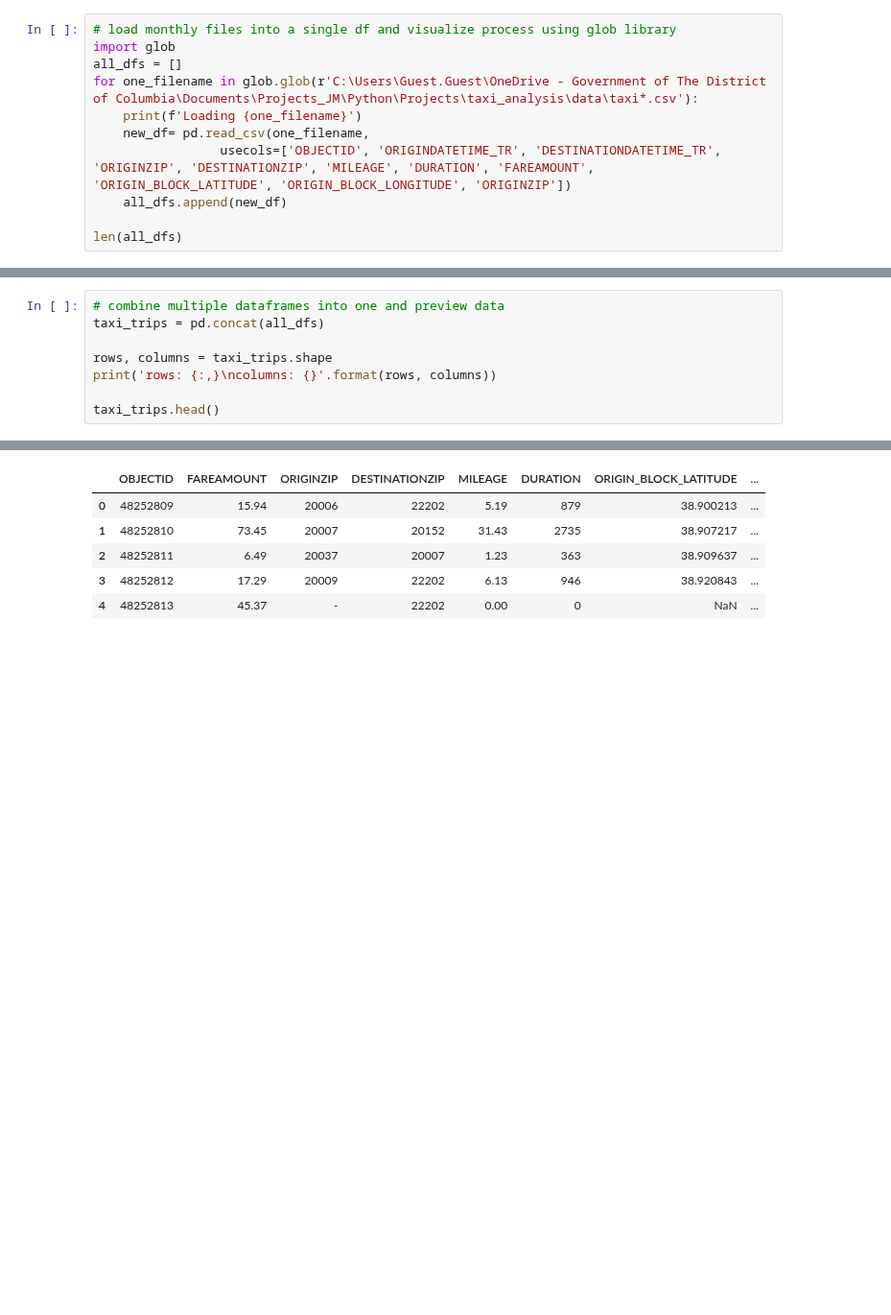
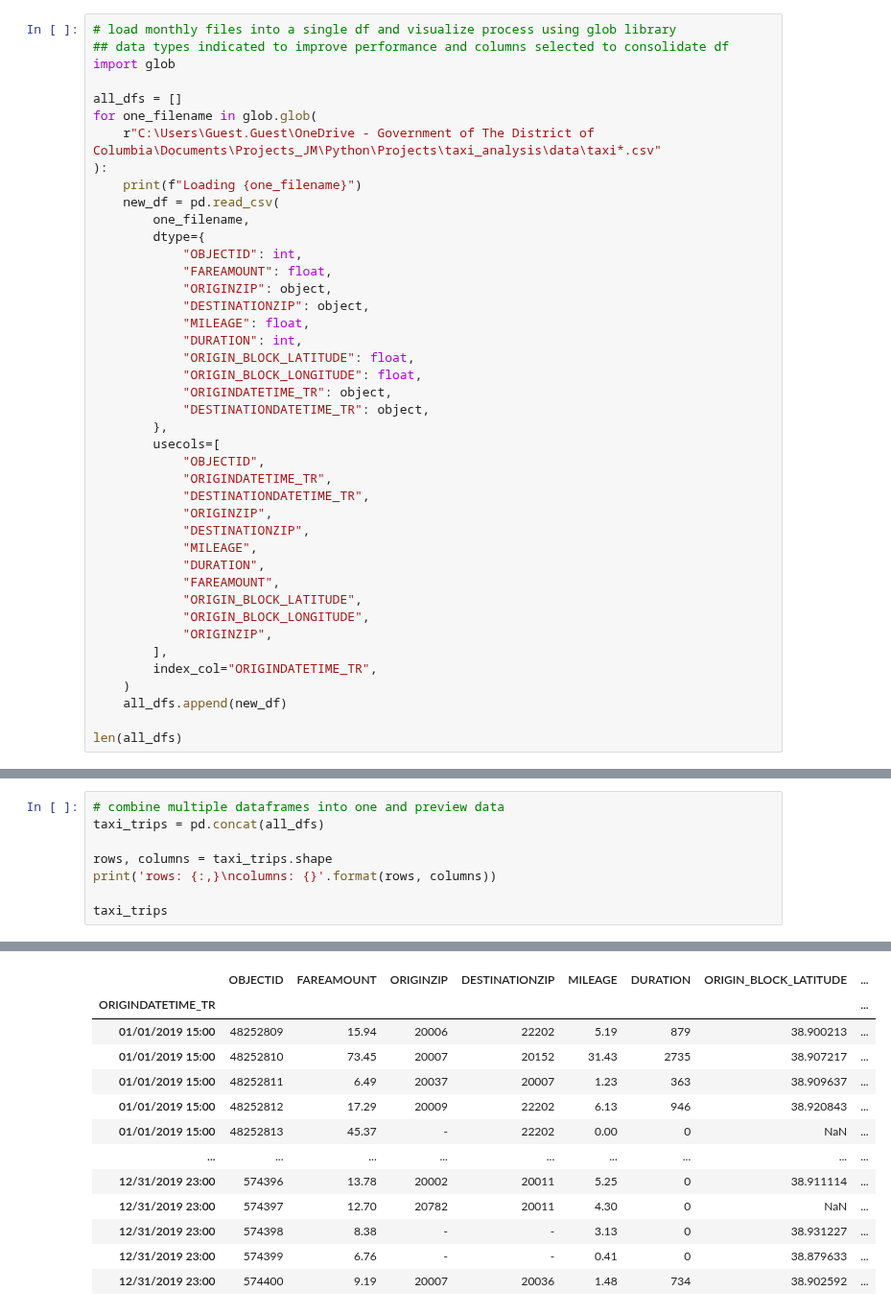
Before and after one commit to malamudj/taxi-washdc-analysis-demo, a Jupyter notebook: 1-read-files-inspect-data.ipynb, the cells around one changed output, grey strips where cells are left out. Shown at 96% size. Drawn from its saved outputs; the diff is of its cells as text; blank space fills up the shorter version.

```diff
--- a/1-read-files-inspect-data.ipynb
+++ b/1-read-files-inspect-data.ipynb
@@ -61,12 +73,43 @@ for file in files:
             df.to_csv(new_filename, index=False)
 # %%
 # load monthly files into a single df and visualize process using glob library
+## data types indicated to improve performance and columns selected to consolidate df
 import glob
+
 all_dfs = []
-for one_filename in glob.glob(r'C:\Users\Guest.Guest\OneDrive - Government of The District of Columbia\Documents\Projects_JM\Python\Projects\taxi_analysis\data\taxi*.csv'):
-    print(f'Loading {one_filename}')
-    new_df= pd.read_csv(one_filename,
-                 usecols=['OBJECTID', 'ORIGINDATETIME_TR', 'DESTINATIONDATETIME_TR', 'ORIGINZIP', 'DESTINATIONZIP', 'MILEAGE', 'DURATION', 'FAREAMOUNT', 'ORIGIN_BLOCK_LATITUDE', 'ORIGIN_BLOCK_LONGITUDE', 'ORIGINZIP'])
+for one_filename in glob.glob(
+    r"C:\Users\Guest.Guest\OneDrive - Government of The District of Columbia\Documents\Projects_JM\Python\Projects\taxi_analysis\data\taxi*.csv"
+):
+    print(f"Loading {one_filename}")
+    new_df = pd.read_csv(
+        one_filename,
+        dtype={
+            "OBJECTID": int,
+            "FAREAMOUNT": float,
+            "ORIGINZIP": object,
+            "DESTINATIONZIP": object,
+            "MILEAGE": float,
+            "DURATION": int,
+            "ORIGIN_BLOCK_LATITUDE": float,
+            "ORIGIN_BLOCK_LONGITUDE": float,
+            "ORIGINDATETIME_TR": object,
+            "DESTINATIONDATETIME_TR": object,
+        },
+        usecols=[
+            "OBJECTID",
+            "ORIGINDATETIME_TR",
+            "DESTINATIONDATETIME_TR",
+            "ORIGINZIP",
+            "DESTINATIONZIP",
+            "MILEAGE",
+            "DURATION",
+            "FAREAMOUNT",
+            "ORIGIN_BLOCK_LATITUDE",
+            "ORIGIN_BLOCK_LONGITUDE",
+            "ORIGINZIP",
+        ],
+        index_col="ORIGINDATETIME_TR",
+    )
     all_dfs.append(new_df)
 
 len(all_dfs)
@@ -91,6 +134,6 @@ taxi_trips = pd.concat(all_dfs)
 rows, columns = taxi_trips.shape
 print('rows: {:,}\ncolumns: {}'.format(rows, columns))
 
-taxi_trips.head()
+taxi_trips
 # %% [output]
 rows: 8,652,721
@@ -98,6 +141,13 @@ columns: 10
 |  | OBJECTID | FAREAMOUNT | ORIGINZIP | DESTINATIONZIP | MILEAGE | DURATION | ORIGIN_BLOCK_LATITUDE | ... |
-| 0 | 48252809 | 15.94 | 20006 | 22202 | 5.19 | 879 | 38.900213 | ... |
-| 1 | 48252810 | 73.45 | 20007 | 20152 | 31.43 | 2735 | 38.907217 | ... |
-| 2 | 48252811 | 6.49 | 20037 | 20007 | 1.23 | 363 | 38.909637 | ... |
-| 3 | 48252812 | 17.29 | 20009 | 22202 | 6.13 | 946 | 38.920843 | ... |
-| 4 | 48252813 | 45.37 | - | 22202 | 0.00 | 0 | NaN | ... |
+| ORIGINDATETIME_TR |  |  |  |  |  |  |  | ... |
+| 01/01/2019 15:00 | 48252809 | 15.94 | 20006 | 22202 | 5.19 | 879 | 38.900213 | ... |
+| 01/01/2019 15:00 | 48252810 | 73.45 | 20007 | 20152 | 31.43 | 2735 | 38.907217 | ... |
+| 01/01/2019 15:00 | 48252811 | 6.49 | 20037 | 20007 | 1.23 | 363 | 38.909637 | ... |
+| 01/01/2019 15:00 | 48252812 | 17.29 | 20009 | 22202 | 6.13 | 946 | 38.920843 | ... |
+| 01/01/2019 15:00 | 48252813 | 45.37 | - | 22202 | 0.00 | 0 | NaN | ... |
+| ... | ... | ... | ... | ... | ... | ... | ... | ... |
+| 12/31/2019 23:00 | 574396 | 13.78 | 20002 | 20011 | 5.25 | 0 | 38.911114 | ... |
+| 12/31/2019 23:00 | 574397 | 12.70 | 20782 | 20011 | 4.30 | 0 | NaN | ... |
+| 12/31/2019 23:00 | 574398 | 8.38 | - | - | 3.13 | 0 | 38.931227 | ... |
+| 12/31/2019 23:00 | 574399 | 6.76 | - | - | 0.41 | 0 | 38.879633 | ... |
+| 12/31/2019 23:00 | 574400 | 9.19 | 20007 | 20036 | 1.48 | 734 | 38.902592 | ... |
```
Also changed, not shown: parts of 11 cells of this notebook.
